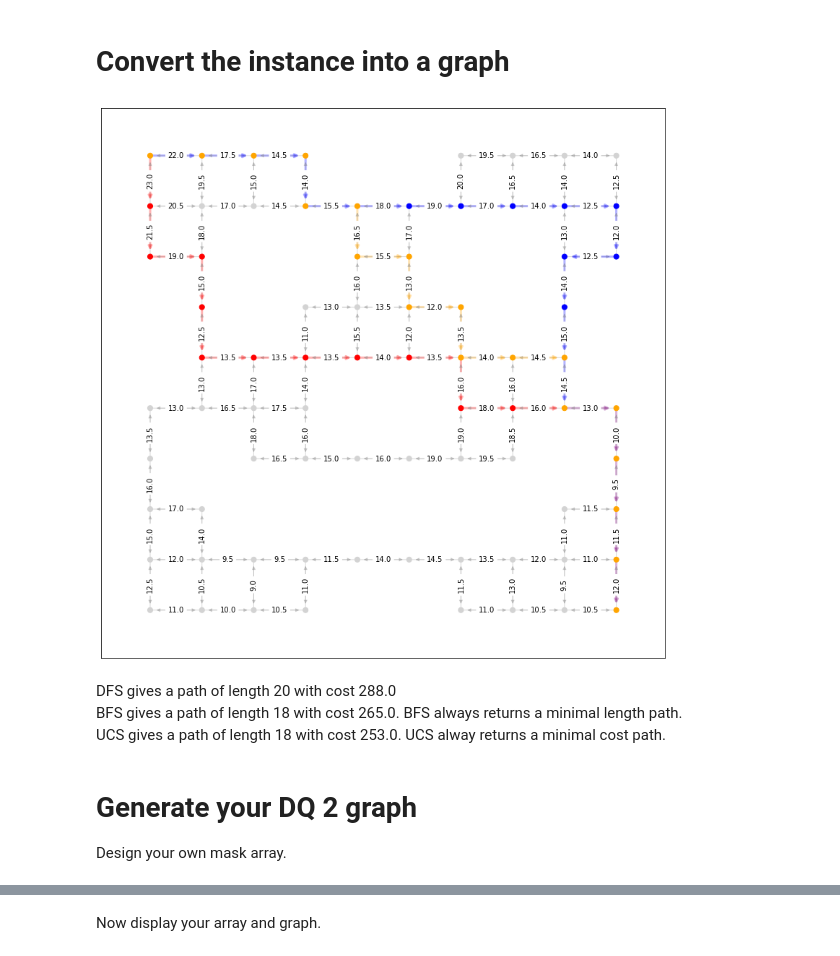
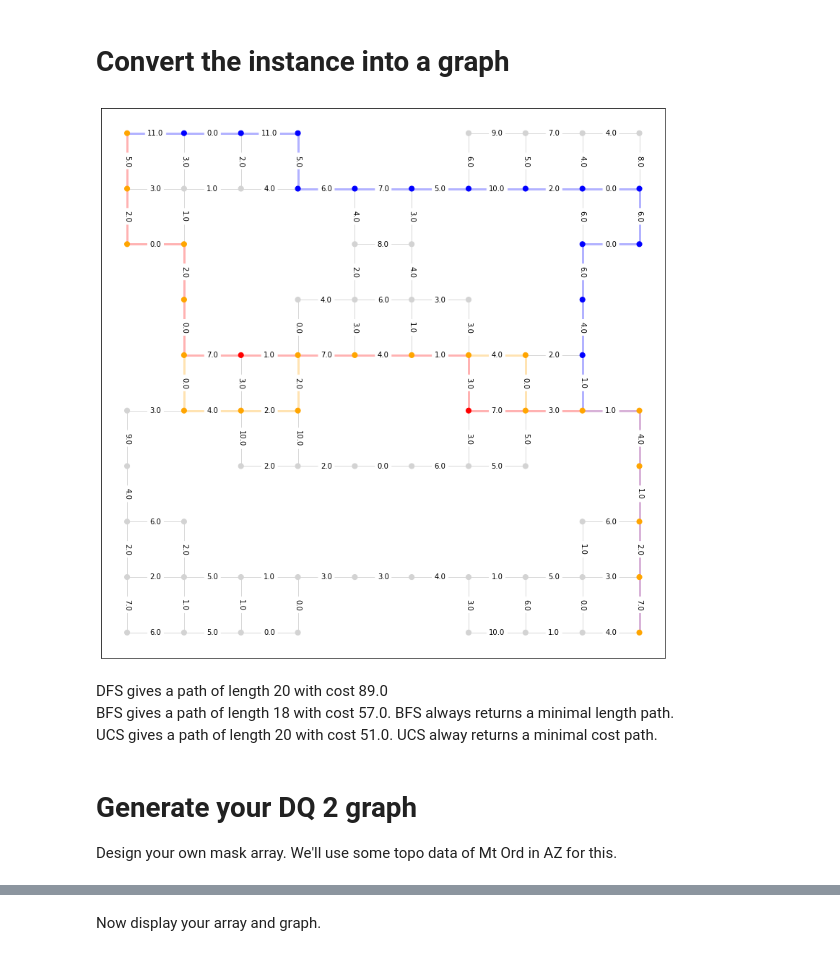
Before and after one commit to ketchers/Python-Play, a Jupyter notebook: GraphSearch.ipynb, the cells around one changed output, grey strips where cells are left out. Drawn from its saved outputs; the diff is of its cells as text; code cells hidden in the pictures.

```diff
--- a/GraphSearch.ipynb
+++ b/GraphSearch.ipynb
@@ -382,10 +396,13 @@ Here we generate the sort of graphs used in the project.
 from random import choices
 import numpy as np
 
-def genWeights(n, m, MIN, MAX, radius = 1, block_prob = 0):
+def genWeights(n, m, MIN, MAX, radius=[1,0,0,1], block_prob = 0):
     """
     This generates an instance of our problem of size mxn with integer entries roughly from
     MIN to MAX with some Inf's is block_prob is non-zero.
+
+    radius=[L,R,D,U] indicates how many grid points in each direction to include in smoothing.
+    The default is to average a grid point and its closest N,NE,E neighbor
     """
     rng = list(range(MIN, MAX + 1)) + [np.infty]
     prbs =  [(1 - block_prob)/(len(rng) - 1) if i < len(rng) - 1 else block_prob for i in range(len(rng))]
@@ -393,7 +410,7 @@ def genWeights(n, m, MIN, MAX, radius = 1, block_prob = 0):
     wts_smoothed = np.array(wts) # This makes a new copy
     for i in range(m):
         for j in range(n):
-            tmp = wts[max(i-radius,0):min(i+radius+1,m),max(j-radius,0):min(j+radius+1,n)]
+            tmp = wts[max(i-radius[0],0):min(i+radius[1]+1,m),max(j-radius[2],0):min(j+radius[3]+1,n)]
             if rand() < 0.3:
                 wts_smoothed[i,j] = np.mean(tmp[tmp != np.infty])
             else:
@@ -405,8 +422,11 @@ def genWeights(n, m, MIN, MAX, radius = 1, block_prob = 0):
 
 Generate a 10x10 instance of our problem using values between 1 and 15. I have opted to omit any 'inf' nodes in the generation and decided to add them in as a smiley face. You could make a bigger case, say 100 x 100 and design the masking array so you get a "weighted" maze.
 # %%
-wts = genWeights(10, 10, 0, 30, radius=1, block_prob=0)
-smile = np.array([
+wts = genWeights(10, 10, 1, 30, block_prob=0)
+
+# Add some nodes that are impossible to reach. Think of
+# these as walls in a maze.
+mask = np.array([
     [0, 0, 0, 0, 1, 1, 0, 0, 0, 0],
     [0, 0, 0, 0, 0, 0, 0, 0, 0, 0],
     [0, 0, 1, 1, 0, 0, 1, 1, 0, 0],
@@ -418,7 +438,7 @@ smile = np.array([
     [0, 0, 0, 0, 0, 0, 0, 0, 0, 0],
     [0, 0, 0, 0, 1, 1, 0, 0, 0, 0]
 ])
-wts[smile == 1] = np.infty
+wts[mask == 1] = np.infty
 # %% [markdown]
 # Function to show project matrix: `showProjectMatrix`
 # %%
@@ -458,24 +495,25 @@ def wtsToGraph(wts):
             G[node] = {}
             if wts[i, j] != np.infty:
                 if i > 0 and wts[i - 1, j] != np.infty:
-                    G[node][(i - 1, j)] = (wts[i - 1, j] + wts[i, j]) / 2
+                    G[node][(i - 1, j)] = abs(wts[i - 1, j] - wts[i, j])
                 if j > 0 and wts[i, j - 1] != np.infty:
-                    G[node][(i, j - 1)] = (wts[i, j - 1] + wts[i, j]) / 2
+                    G[node][(i, j - 1)] = abs(wts[i, j - 1] - wts[i, j])
                 if i < m - 1 and wts[i + 1, j] != np.infty:
-                    G[node][(i + 1, j)] = (wts[i + 1, j] + wts[i, j]) / 2
+                    G[node][(i + 1, j)] = abs(wts[i + 1, j] - wts[i, j])
                 if j < n - 1 and wts[i, j + 1] != np.infty:
-                    G[node][(i, j + 1)] = (wts[i, j + 1] + wts[i, j]) / 2
+                    G[node][(i, j + 1)] = abs(wts[i, j + 1] - wts[i, j])
     return G
 # %% [markdown]
 # Convert the instance into a graph
 # %%
 G = wtsToGraph(wts)
-showGraph(G, (0,0), (9,9), paths=['bfs','dfs','ucs'], labels=False, gsize=(14,14), node_pos='project_layout')
+showGraph(G, (0,0), (9,9), paths=['bfs','dfs','ucs'], node_labels='none', gsize=(14,14),
+          node_pos='project_layout', digraph=False)
 # %% [output]
-[figure, old version]
+[figure, new version]
-DFS gives a path of length 20 with cost 288.0
-BFS gives a path of length 18 with cost 265.0. BFS always returns a minimal length path.
-UCS gives a path of length 18 with cost 253.0. UCS alway returns a minimal cost path.
+DFS gives a path of length 20 with cost 89.0
+BFS gives a path of length 18 with cost 57.0. BFS always returns a minimal length path.
+UCS gives a path of length 20 with cost 51.0. UCS alway returns a minimal cost path.
 # %% [markdown]
 # Generate your DQ 2 graph
-Design your own mask array.
+Design your own mask array. We'll use some topo data of Mt Ord in AZ for this.
```
Also changed, not shown: parts of 16 cells of this notebook.
